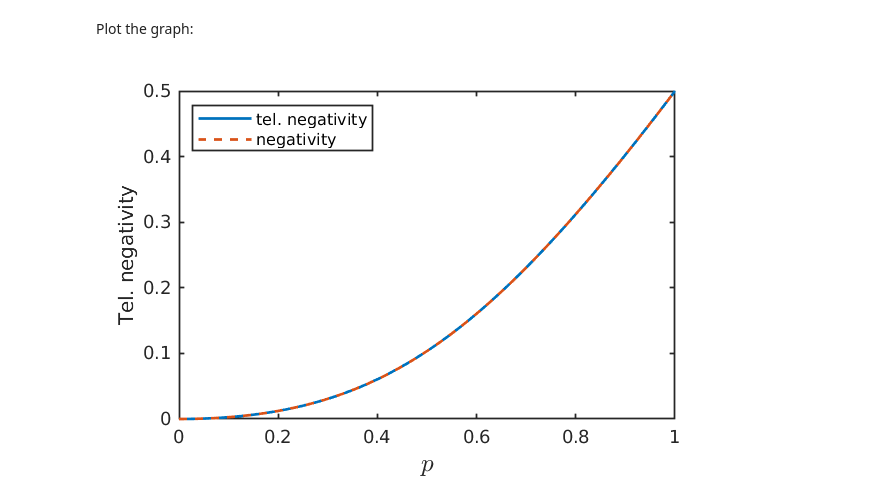
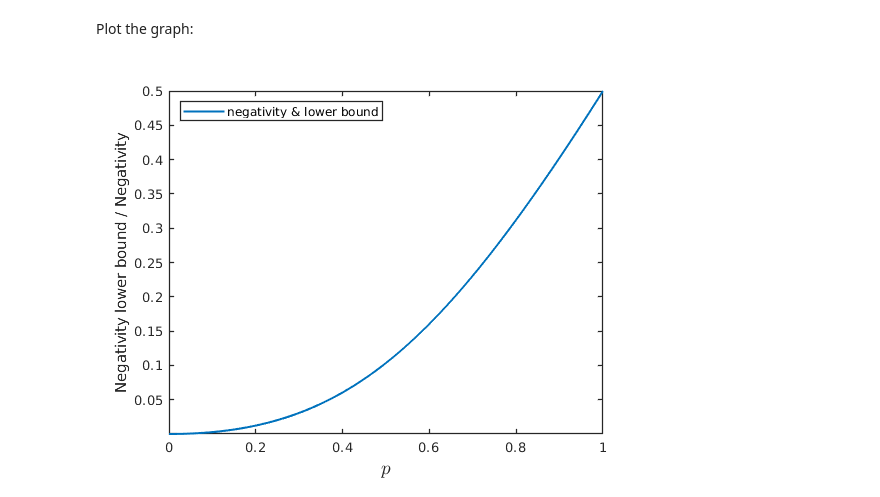
Before and after one commit to paulskrzypczyk/nonclassicalteleportation, a Jupyter notebook: Quantifying teleportation.ipynb, the cells around one changed output. Saved outputs shown, nothing was run; the diff lists cells and outputs as text; code cells hidden in the pictures.

```diff
--- a/Quantifying teleportation.ipynb
+++ b/Quantifying teleportation.ipynb
@@ -268,16 +274,16 @@ Plot the graph:
 # %%
 %plot inline
 
-plot(pv,TNv,pv,Nv,'--','LineWidth',1.5)
-legend({'tel. negativity','negativity'},'Location','northwest')
+plot(pv,TNv,'LineWidth',1.5)
+legend({'negativity & lower bound'},'Location','northwest')
 xlabel('$p$','Interpreter','latex','FontSize',14)
-ylabel('Tel. negativity')
+ylabel('Negativity lower bound / Negativity')
 
 Fig5 = gca;
 Fig5.FontName = 'Times';
 Fig5.LineWidth = 1;
 
 axis tight
 set(gcf, 'Units','centimeters', 'Position',[0 0 8.6 6.4])
 # %% [output]
-[figure, old version]
+[figure, new version]
```
Also changed, not shown: parts of 4 cells of this notebook, 4 other files.
